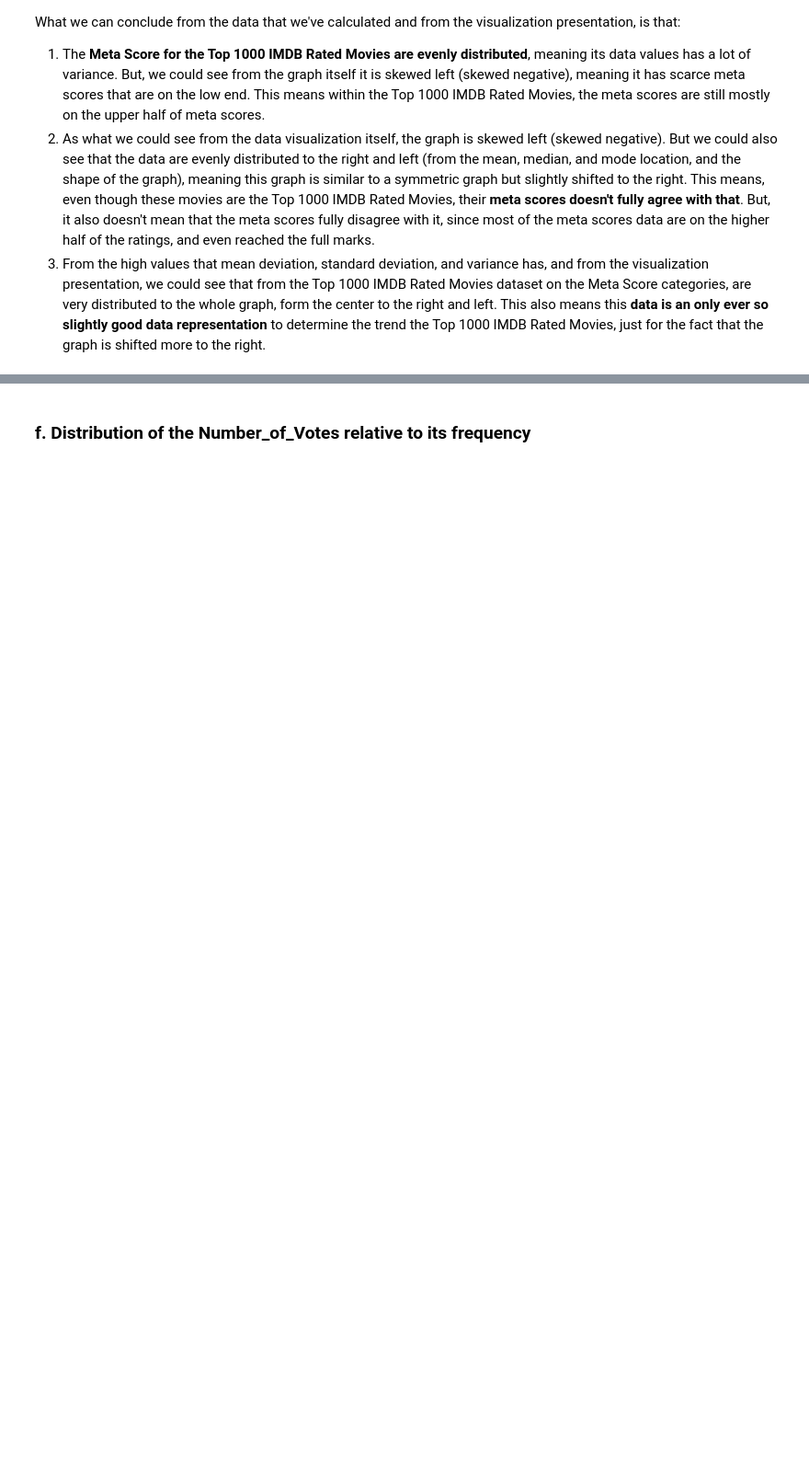
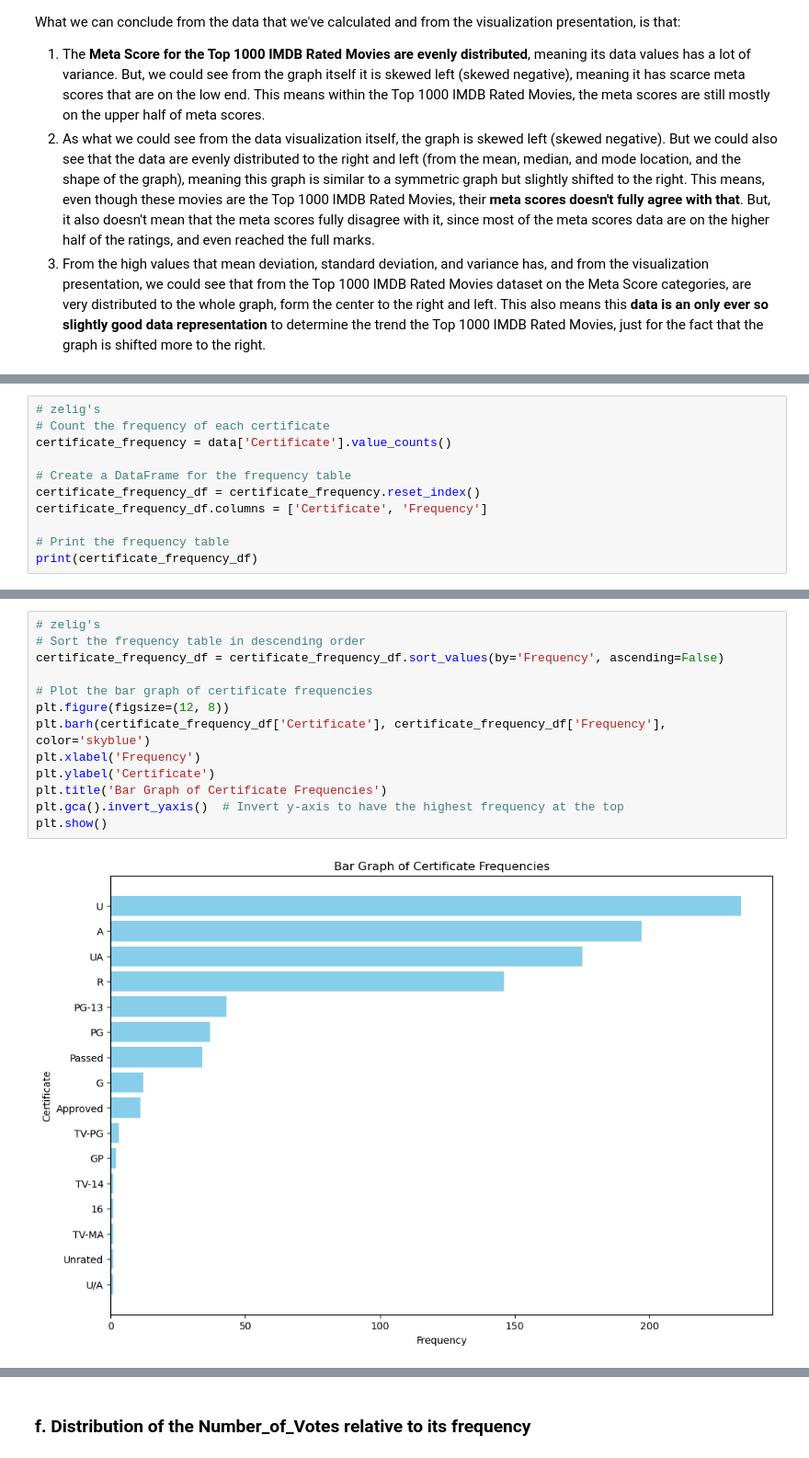
Before and after one commit to sipalingnub/fpStatpropb24, a Jupyter notebook: FP_Statprob_2024 (1).ipynb, the cells around one changed output, grey strips where cells are left out. Shown: that part at 92% size. Saved outputs shown, nothing was run; the diff lists cells and outputs as text; blank space fills up the shorter version.

```diff
--- a/FP_Statprob_2024 (1).ipynb
+++ b/FP_Statprob_2024 (1).ipynb
@@ -708,0 +810,11 @@ What we can conclude from the data that we've calculated and from the visualizat
+# %%
+# zelig's
+# Count the frequency of each certificate
+certificate_frequency = data['Certificate'].value_counts()
+
+# Create a DataFrame for the frequency table
+certificate_frequency_df = certificate_frequency.reset_index()
+certificate_frequency_df.columns = ['Certificate', 'Frequency']
+
+# Print the frequency table
+print(certificate_frequency_df)
@@ -708,0 +839,15 @@ What we can conclude from the data that we've calculated and from the visualizat
+# %%
+# zelig's
+# Sort the frequency table in descending order
+certificate_frequency_df = certificate_frequency_df.sort_values(by='Frequency', ascending=False)
+
+# Plot the bar graph of certificate frequencies
+plt.figure(figsize=(12, 8))
+plt.barh(certificate_frequency_df['Certificate'], certificate_frequency_df['Frequency'], color='skyblue')
+plt.xlabel('Frequency')
+plt.ylabel('Certificate')
+plt.title('Bar Graph of Certificate Frequencies')
+plt.gca().invert_yaxis()  # Invert y-axis to have the highest frequency at the top
+plt.show()
+# %% [output]
+[figure, added]
```
Also changed, not shown: parts of 50 cells of this notebook.
